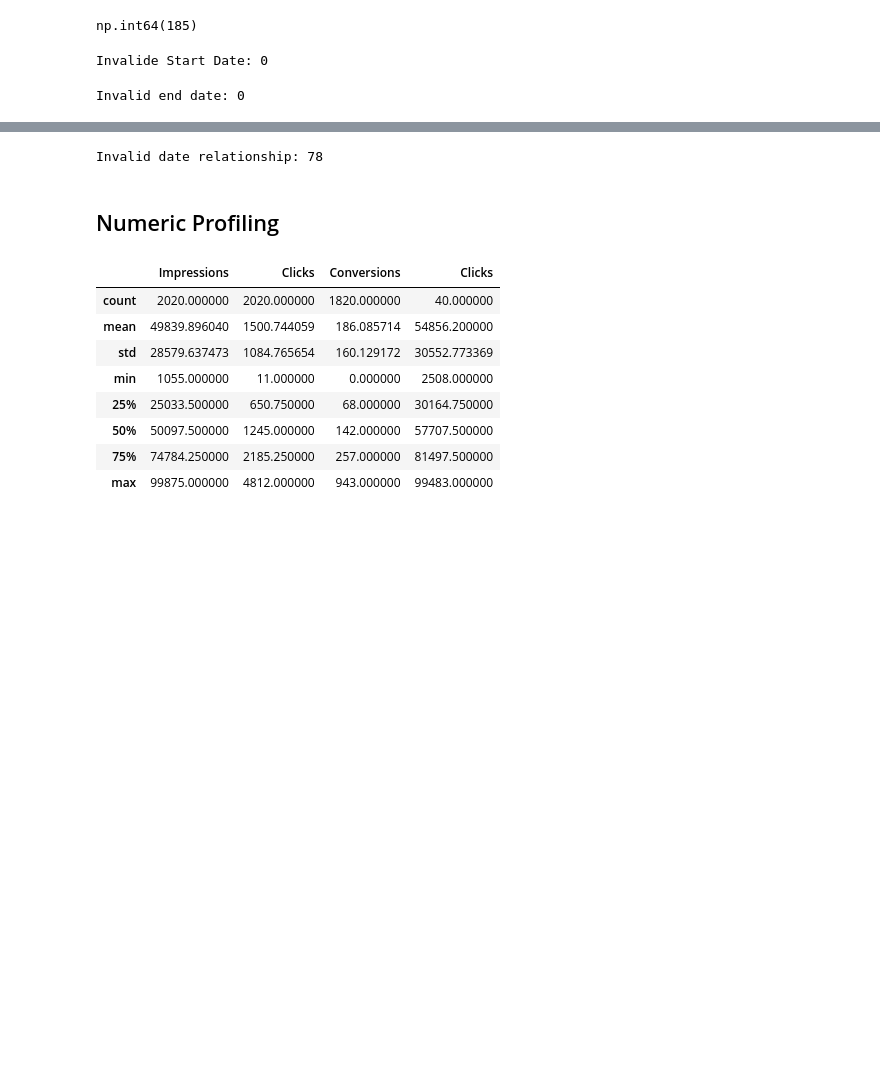
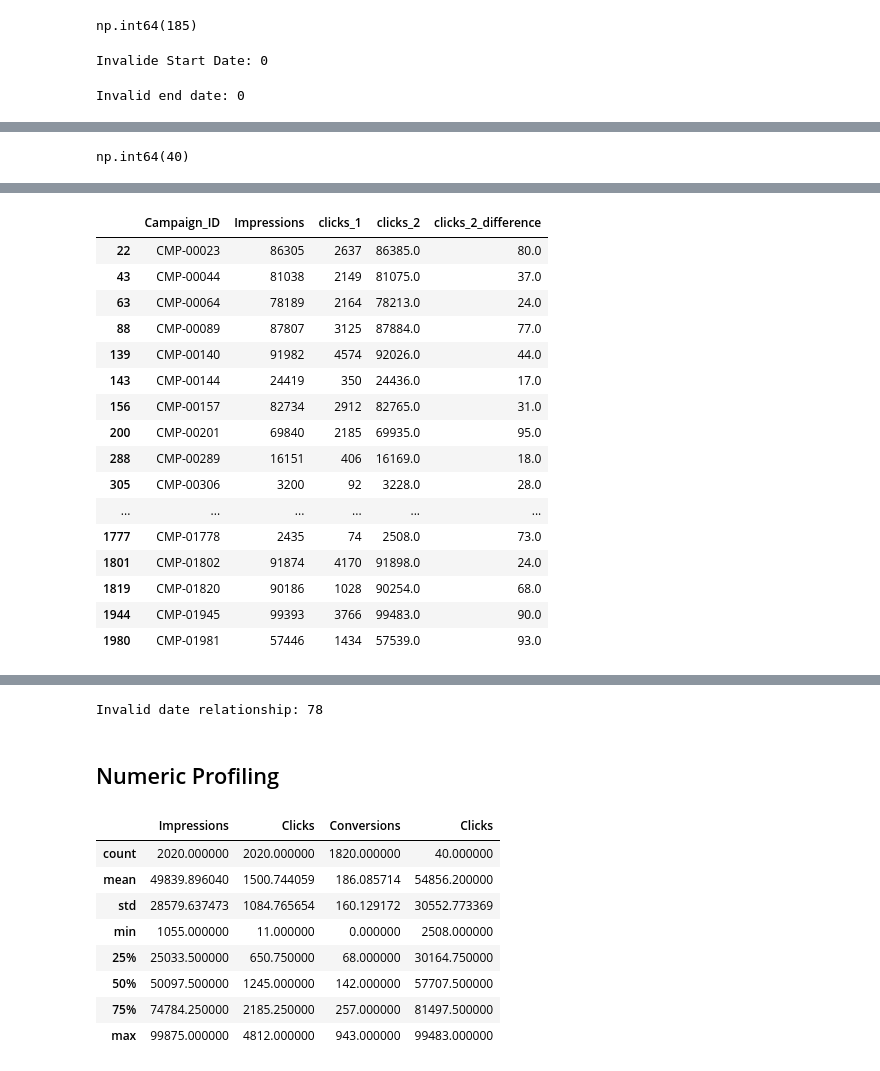
Before and after one commit to Nikita-Ravindra-Albela/Marketing_Campaign_Performance_Analysis, a Jupyter notebook: Python/Marketing_Analytics_Profiling.ipynb, the cells around one changed output, grey strips where cells are left out. Drawn from its saved outputs; the diff is of its cells as text; code cells hidden in the pictures; blank space fills up the shorter version.

```diff
--- a/Python/data_profiling.ipynb
+++ b/Python/Marketing_Analytics_Profiling.ipynb
@@ -490,3 +770,7 @@ Invalid end date: 0
+# %%
+(df["clicks_2"] > df["Impressions"]).sum()
+# %% [output]
+np.int64(40)
 # %%
 # Checking Impressions <= sparse Clicks field
 df[df["Clicks"] > df["Impressions"]]
@@ -511,2 +799,25 @@ df[df["Clicks"] > df["Impressions"]]
+# %%
+df.loc[
+    df["clicks_2"].notna(),
+    [" Campaign_ID ", "Impressions", "clicks_1", "clicks_2", "clicks_2_difference"]
+]
+# %% [output]
+|  | Campaign_ID | Impressions | clicks_1 | clicks_2 | clicks_2_difference |
+| 22 | CMP-00023 | 86305 | 2637 | 86385.0 | 80.0 |
+| 43 | CMP-00044 | 81038 | 2149 | 81075.0 | 37.0 |
+| 63 | CMP-00064 | 78189 | 2164 | 78213.0 | 24.0 |
+| 88 | CMP-00089 | 87807 | 3125 | 87884.0 | 77.0 |
+| 139 | CMP-00140 | 91982 | 4574 | 92026.0 | 44.0 |
+| 143 | CMP-00144 | 24419 | 350 | 24436.0 | 17.0 |
+| 156 | CMP-00157 | 82734 | 2912 | 82765.0 | 31.0 |
+| 200 | CMP-00201 | 69840 | 2185 | 69935.0 | 95.0 |
+| 288 | CMP-00289 | 16151 | 406 | 16169.0 | 18.0 |
+| 305 | CMP-00306 | 3200 | 92 | 3228.0 | 28.0 |
+| ... | ... | ... | ... | ... | ... |
+| 1777 | CMP-01778 | 2435 | 74 | 2508.0 | 73.0 |
+| 1801 | CMP-01802 | 91874 | 4170 | 91898.0 | 24.0 |
+| 1819 | CMP-01820 | 90186 | 1028 | 90254.0 | 68.0 |
+| 1944 | CMP-01945 | 99393 | 3766 | 99483.0 | 90.0 |
+| 1980 | CMP-01981 | 57446 | 1434 | 57539.0 | 93.0 |
 # %%
 # Checking Impressions <= primary Clicks field
```
Also changed, not shown: parts of 48 cells of this notebook.
